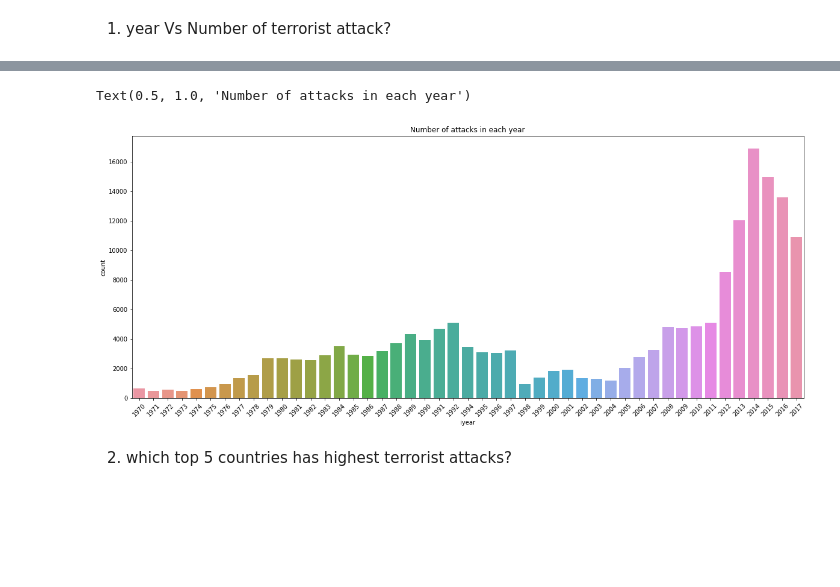
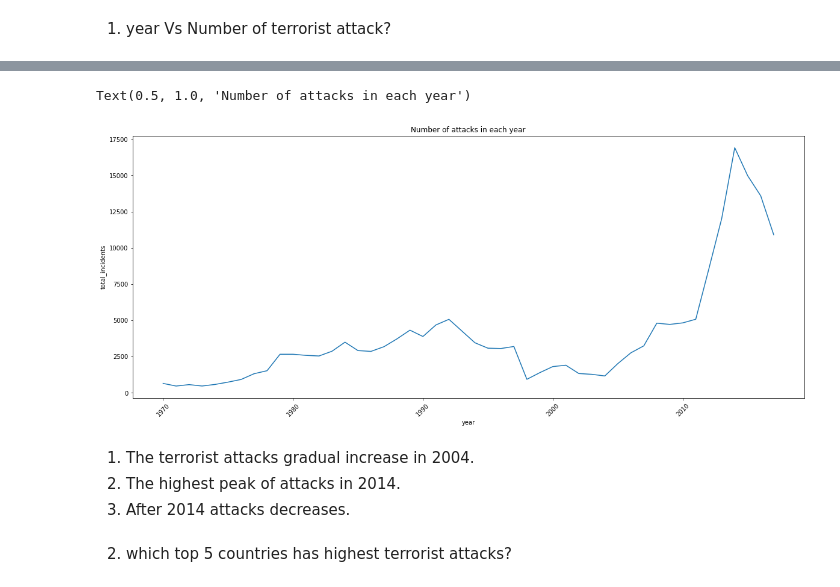
Before and after one commit to omkar3513/Global_Terrorism_Database_-GTD-_Analysis, a Jupyter notebook: Copy_of_Global_Terrorism_Analysis_Capstone_Project.ipynb, the cells around one changed output, grey strips where cells are left out. Saved outputs shown, nothing was run; the diff lists cells and outputs as text; code cells hidden in the pictures; blank space fills up the shorter version.

```diff
--- a/Copy_of_Global_Terrorism_Analysis_Capstone_Project.ipynb
+++ b/Copy_of_Global_Terrorism_Analysis_Capstone_Project.ipynb
@@ -162,0 +168,2 @@ df= data[['iyear','imonth','country_txt','region_txt','city','attacktype1_txt','
+# %%
+data.rename(columns= {'iyear':'Year','imonth':'Month','country_txt':'Country','region_txt': 'Region','attacktype1_txt':'Attack_type','targtype1_txt':'Target_type','weaptype1_txt':'Weapon_type','gname':'Group','provstate':'State','city':'City','motive':'Motive','nwound':'wound','nkill':'killed'}, inplace = True)
@@ -240,2 +273,7 @@ dtype: int64
 # %% [markdown]
 1) year Vs Number of terrorist attack?
+# %%
+y= data['Year'].value_counts()
+year_counts=pd.DataFrame(y)
+year_plot =year_counts.reset_index()
+year_plot.head()
@@ -241,0 +287,3 @@ dtype: int64
+# %%
+year_plot.rename(columns= {'index': 'year','Year':'total_incidents'}, inplace = True)
+year_plot.head()
@@ -242,11 +297,15 @@ dtype: int64
 # %%
 plt.figure(figsize=(20,8))
 plt.xticks(rotation = 45)
-sns.countplot(x='iyear', data= df)
+sns.lineplot(x= 'year',  y = 'total_incidents',data = year_plot)
 plt.title('Number of attacks in each year')
 # %% [output]
 Text(0.5, 1.0, 'Number of attacks in each year')
-[figure, old version]
+[figure, new version]
+# %% [markdown]
+1. The terrorist attacks gradual increase in 2004.
+2. The highest peak of attacks in 2014.
+3. After 2014 attacks decreases.
 # %% [markdown]
 2) which top 5 countries has highest terrorist attacks?
 # %%
```
Also changed, not shown: parts of 76 cells of this notebook.
